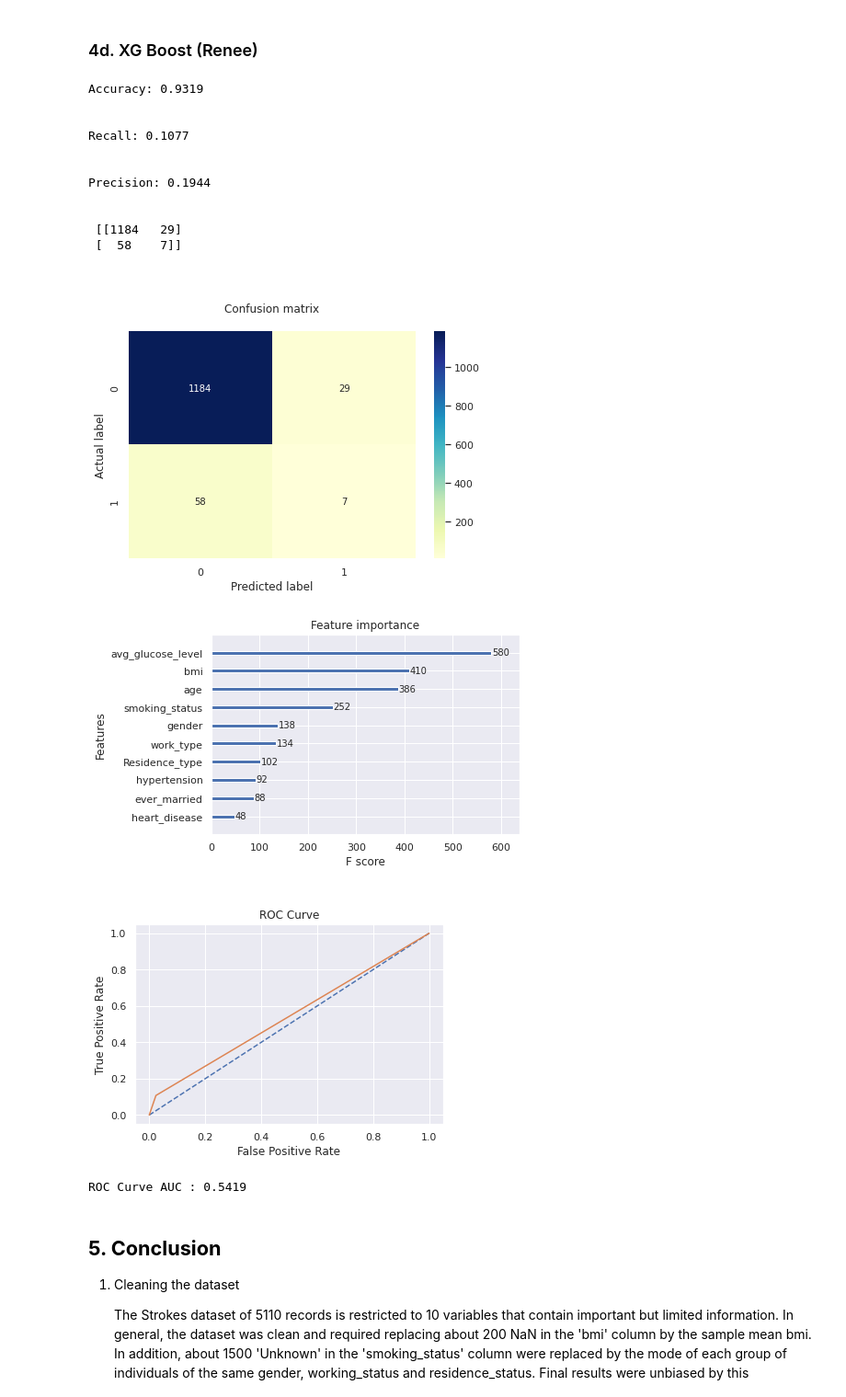
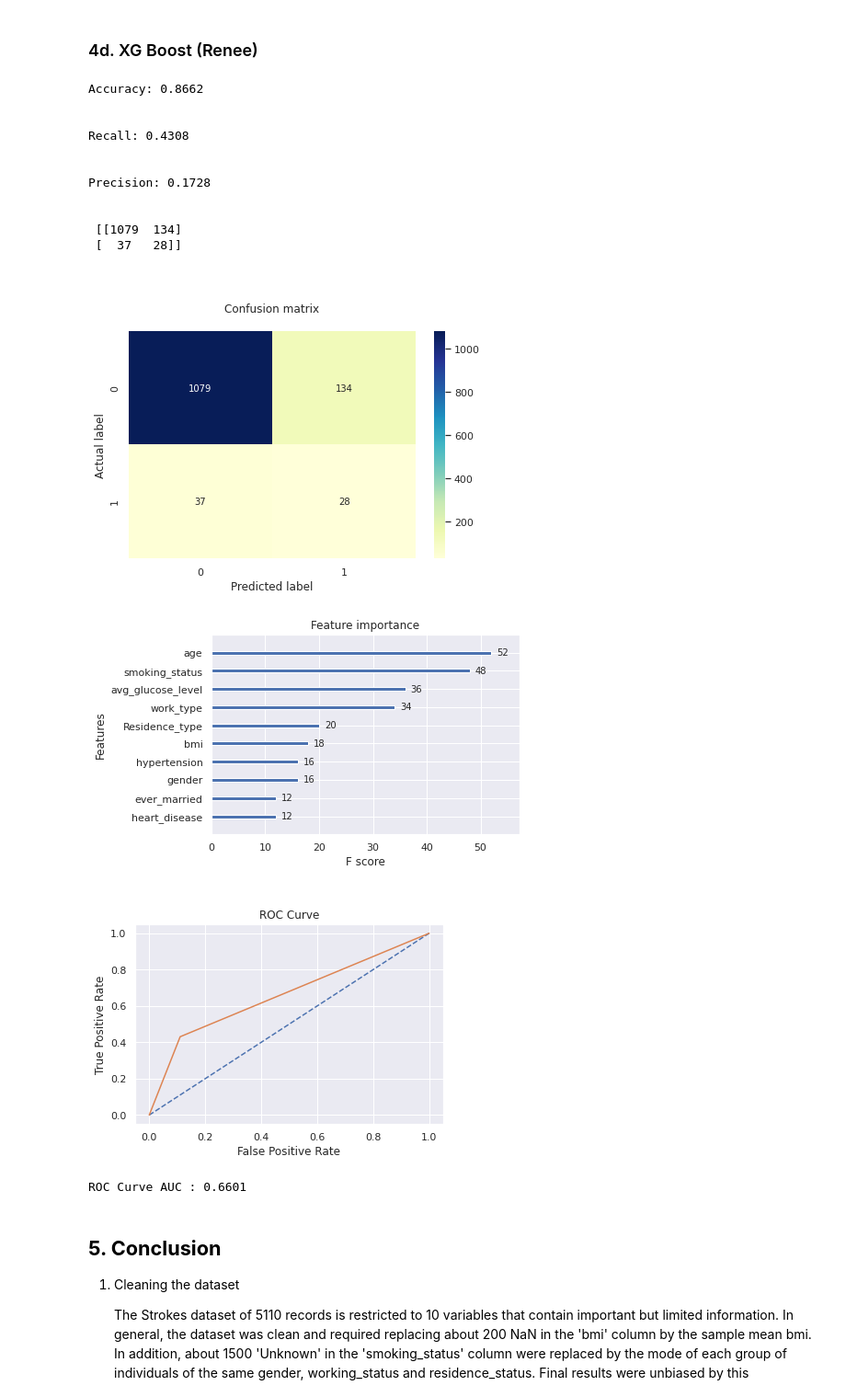
Before and after one commit to raul-miranda/DS-201-Project-1, a Jupyter notebook: D201_Project_2_final_2.ipynb, the cells around one changed output. Shown at 92% size. Drawn from its saved outputs; the diff is of its cells as text; code cells hidden in the pictures.

```diff
--- a/D201_Project_2_final_2.ipynb
+++ b/D201_Project_2_final_2.ipynb
@@ -1033,7 +1033,7 @@ X_train_SMOTE.columns = X_columns        # recover column names in X_train, drop
 X_test.columns = X_columns               # recover column names in X_test
 # %%
 params={'learning_rate':0.4,
-        'max_depth':10,               # Feature Importance and Accuracy depends strongly on max_depth
+        'max_depth': 4,               # Feature Importance and Accuracy depends strongly on max_depth
         'num_boost_round':2000,
         'objective': 'multi:softprob',
         'random_state': 7,
@@ -1064,39 +1064,39 @@ print('\n', metrics.confusion_matrix(y_test, yprob))
 sns.heatmap(pd.DataFrame(conf_mat), annot=True, cmap="YlGnBu" ,fmt='g')
 #ax.xaxis.set_label_position("top")
 plt.tight_layout()
 plt.title('\n\nConfusion matrix\n', y=1.1)
 plt.ylabel('Actual label')
 plt.xlabel('Predicted label')
 plt.show()
 
 print ('\n\n')
 plot_importance(model)
 plt.show()
 
 # AUC Curve
 
 fpr, tpr, thresholds = roc_curve(y_test, yprob)
 plt.plot([0, 1], [0, 1], linestyle='--')
 plt.plot(fpr, tpr)
 plt.xlabel('False Positive Rate')
 plt.ylabel('True Positive Rate')
 plt.title('\nROC Curve')
 plt.show()
 auc= roc_auc_score(y_test, yprob)
 print("\nROC Curve AUC : %.4f" % (auc), '\n')
 # %% [output]
-Accuracy: 0.9319
+Accuracy: 0.8662
 
 
-Recall: 0.1077
+Recall: 0.4308
 
 
-Precision: 0.1944
+Precision: 0.1728
 
 
- [[1184   29]
- [  58    7]]
+ [[1079  134]
+ [  37   28]]
-[figure, old version]
+[figure, new version]
-[figure, old version]
+[figure, new version]
-[figure, old version]
+[figure, new version]
-ROC Curve AUC : 0.5419
+ROC Curve AUC : 0.6601
```
Also changed, not shown: parts of 8 cells of this notebook.
